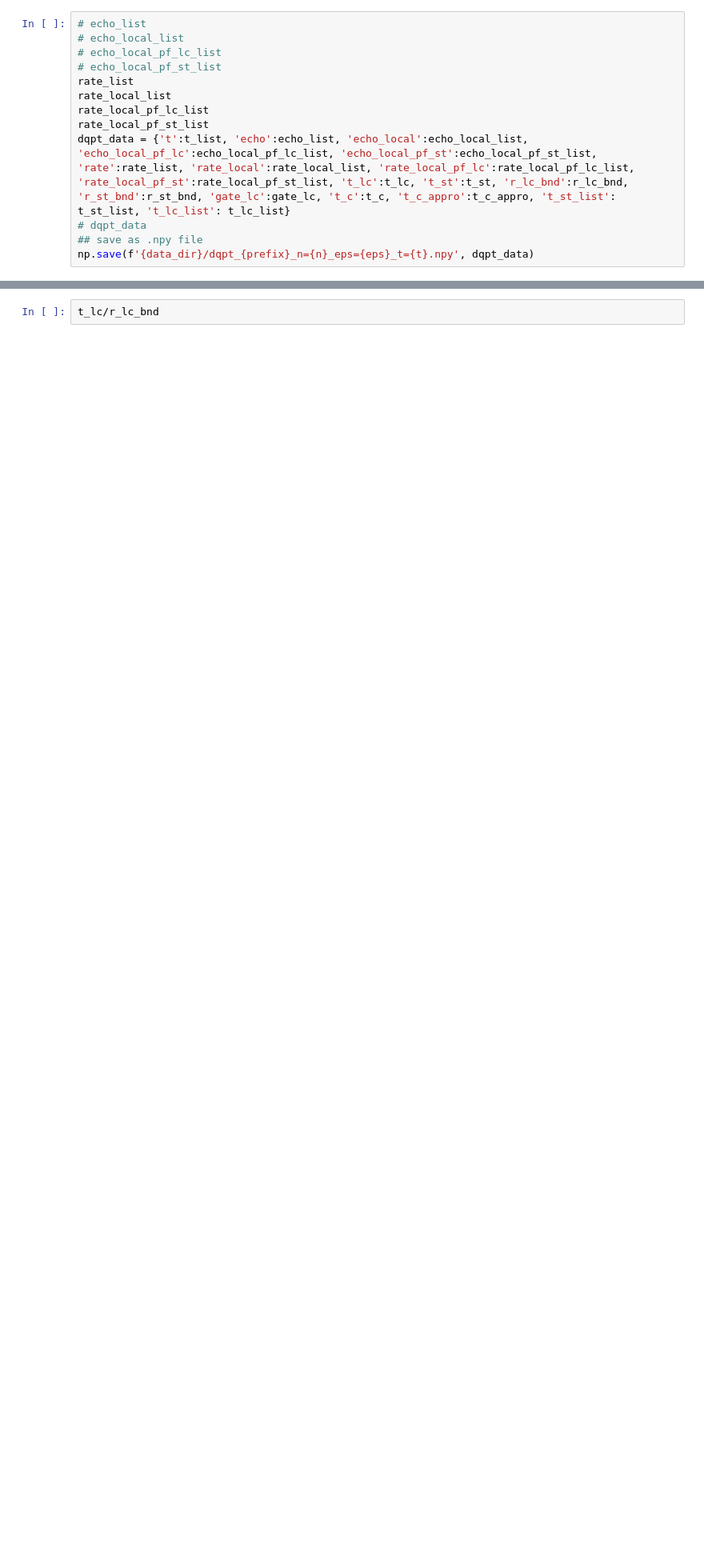
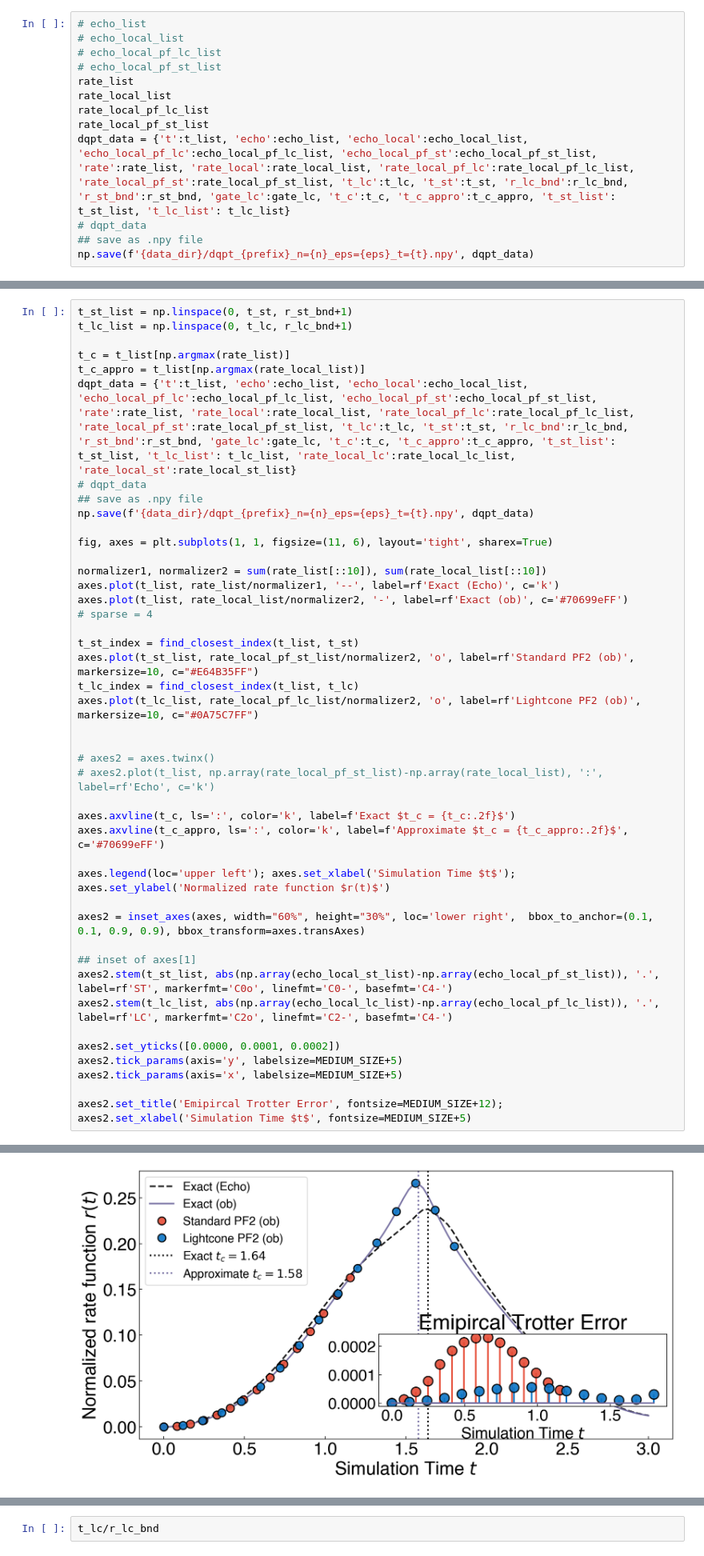
Before and after one commit to Jue-Xu/Trotter-Error-with-Observable, a Jupyter notebook: code/short_time.ipynb, the cells around one changed output, grey strips where cells are left out. Shown at 80% size. Drawn from its saved outputs; the diff is of its cells as text; blank space fills up the shorter version.

```diff
--- a/code/short_time.ipynb
+++ b/code/short_time.ipynb
@@ -765,0 +758,45 @@ Text(0, 0.5, 'Normalized rate function $r(t)$')
+# %%
+t_st_list = np.linspace(0, t_st, r_st_bnd+1)
+t_lc_list = np.linspace(0, t_lc, r_lc_bnd+1)
+
+t_c = t_list[np.argmax(rate_list)]
+t_c_appro = t_list[np.argmax(rate_local_list)]
+dqpt_data = {'t':t_list, 'echo':echo_list, 'echo_local':echo_local_list, 'echo_local_pf_lc':echo_local_pf_lc_list, 'echo_local_pf_st':echo_local_pf_st_list, 'rate':rate_list, 'rate_local':rate_local_list, 'rate_local_pf_lc':rate_local_pf_lc_list, 'rate_local_pf_st':rate_local_pf_st_list, 't_lc':t_lc, 't_st':t_st, 'r_lc_bnd':r_lc_bnd, 'r_st_bnd':r_st_bnd, 'gate_lc':gate_lc, 't_c':t_c, 't_c_appro':t_c_appro, 't_st_list': t_st_list, 't_lc_list': t_lc_list, 'rate_local_lc':rate_local_lc_list, 'rate_local_st':rate_local_st_list}
+# dqpt_data
+## save as .npy file
+np.save(f'{data_dir}/dqpt_{prefix}_n={n}_eps={eps}_t={t}.npy', dqpt_data)
+
+fig, axes = plt.subplots(1, 1, figsize=(11, 6), layout='tight', sharex=True)
+
+normalizer1, normalizer2 = sum(rate_list[::10]), sum(rate_local_list[::10])
+axes.plot(t_list, rate_list/normalizer1, '--', label=rf'Exact (Echo)', c='k')
+axes.plot(t_list, rate_local_list/normalizer2, '-', label=rf'Exact (ob)', c='#70699eFF')
+# sparse = 4
+
+t_st_index = find_closest_index(t_list, t_st)
+axes.plot(t_st_list, rate_local_pf_st_list/normalizer2, 'o', label=rf'Standard PF2 (ob)', markersize=10, c="#E64B35FF")
+t_lc_index = find_closest_index(t_list, t_lc)
+axes.plot(t_lc_list, rate_local_pf_lc_list/normalizer2, 'o', label=rf'Lightcone PF2 (ob)', markersize=10, c="#0A75C7FF")
+
+
+# axes2 = axes.twinx()
+# axes2.plot(t_list, np.array(rate_local_pf_st_list)-np.array(rate_local_list), ':', label=rf'Echo', c='k')
+
+axes.axvline(t_c, ls=':', color='k', label=f'Exact $t_c = {t_c:.2f}$')
+axes.axvline(t_c_appro, ls=':', color='k', label=f'Approximate $t_c = {t_c_appro:.2f}$', c='#70699eFF')
+
+axes.legend(loc='upper left'); axes.set_xlabel('Simulation Time $t$'); axes.set_ylabel('Normalized rate function $r(t)$')
+
+axes2 = inset_axes(axes, width="60%", height="30%", loc='lower right',  bbox_to_anchor=(0.1, 0.1, 0.9, 0.9), bbox_transform=axes.transAxes)
+
+## inset of axes[1]
+axes2.stem(t_st_list, abs(np.array(echo_local_st_list)-np.array(echo_local_pf_st_list)), '.', label=rf'ST', markerfmt='C0o', linefmt='C0-', basefmt='C4-')
+axes2.stem(t_lc_list, abs(np.array(echo_local_lc_list)-np.array(echo_local_pf_lc_list)), '.', label=rf'LC', markerfmt='C2o', linefmt='C2-', basefmt='C4-')
+
+axes2.set_yticks([0.0000, 0.0001, 0.0002])
+axes2.tick_params(axis='y', labelsize=MEDIUM_SIZE+5)
+axes2.tick_params(axis='x', labelsize=MEDIUM_SIZE+5)
+
+axes2.set_title('Emipircal Trotter Error', fontsize=MEDIUM_SIZE+12);
+axes2.set_xlabel('Simulation Time $t$', fontsize=MEDIUM_SIZE+5)
+# %% [output]
@@ -766,3 +804,4 @@ Text(0, 0.5, 'Normalized rate function $r(t)$')
+[figure, added]
 # %%
 fig, axes = plt.subplots(1, 1, figsize=(11, 6), layout='tight', sharex=True)
 
```
Also changed, not shown: parts of 8 cells of this notebook, 5 other files.
